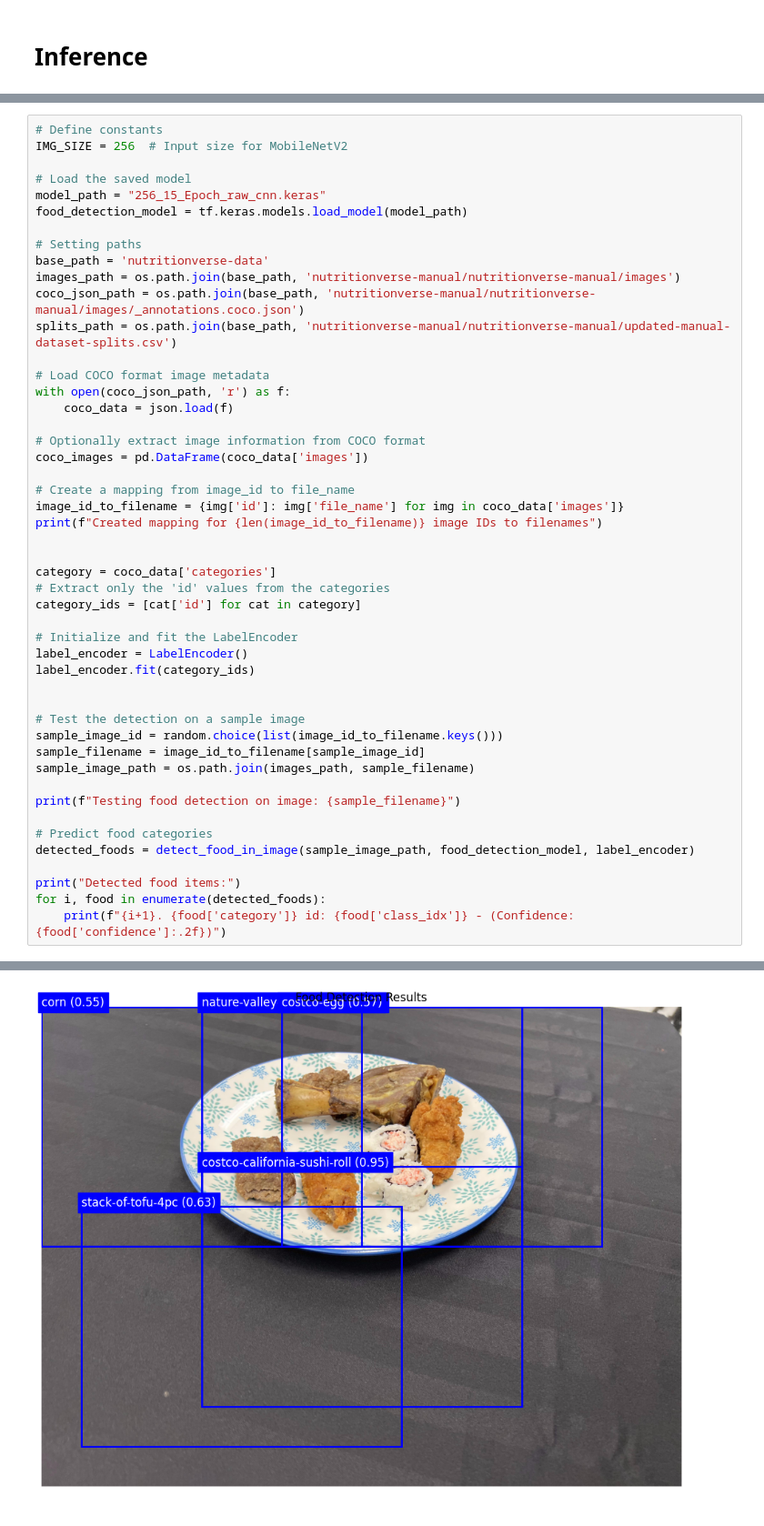
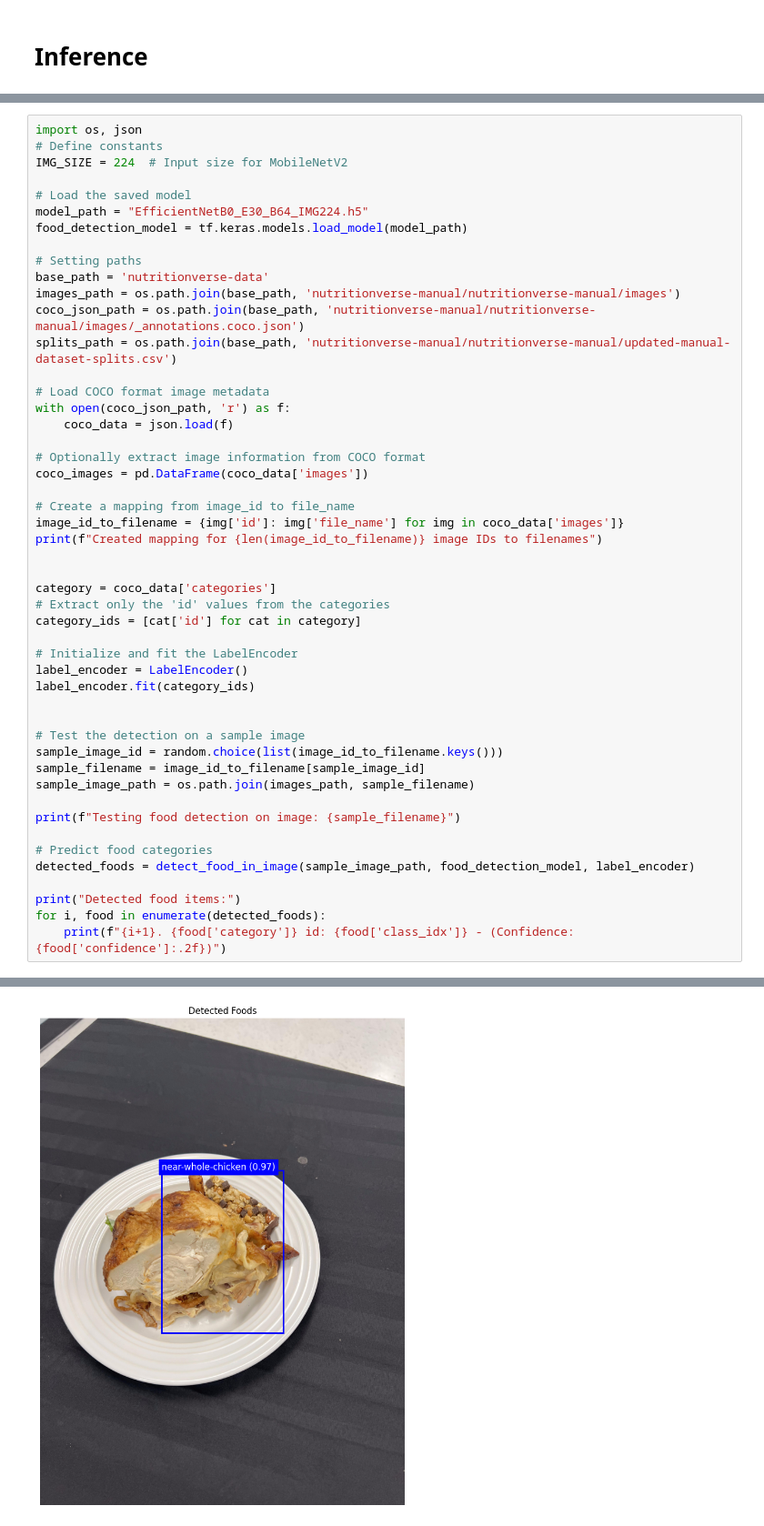
Before and after one commit to RayWP/FoodDetection, a Jupyter notebook: inference_food.ipynb, the cells around one changed output, grey strips where cells are left out. Shown at 91% size. Drawn from its saved outputs; the diff is of its cells as text.

```diff
--- a/inference_food.ipynb
+++ b/inference_food.ipynb
@@ -247,10 +139,11 @@ W0000 00:00:1748175356.692196  260111 computation_placer.cc:177] computation pla
 To enable the following instructions: AVX2 FMA, in other operations, rebuild TensorFlow with the appropriate compiler flags.
 # %%
+import os, json
 # Define constants
-IMG_SIZE = 256  # Input size for MobileNetV2
+IMG_SIZE = 224  # Input size for MobileNetV2
 
 # Load the saved model
-model_path = "256_15_Epoch_raw_cnn.keras"
+model_path = "EfficientNetB0_E30_B64_IMG224.h5"
 food_detection_model = tf.keras.models.load_model(model_path)
 
 # Setting paths
@@ -300 +211 @@ Running sliding window detection for multiple food items...
-[figure, old version]
+[figure, new version]
```
Also changed, not shown: parts of 2 cells of this notebook, 2 other files.
